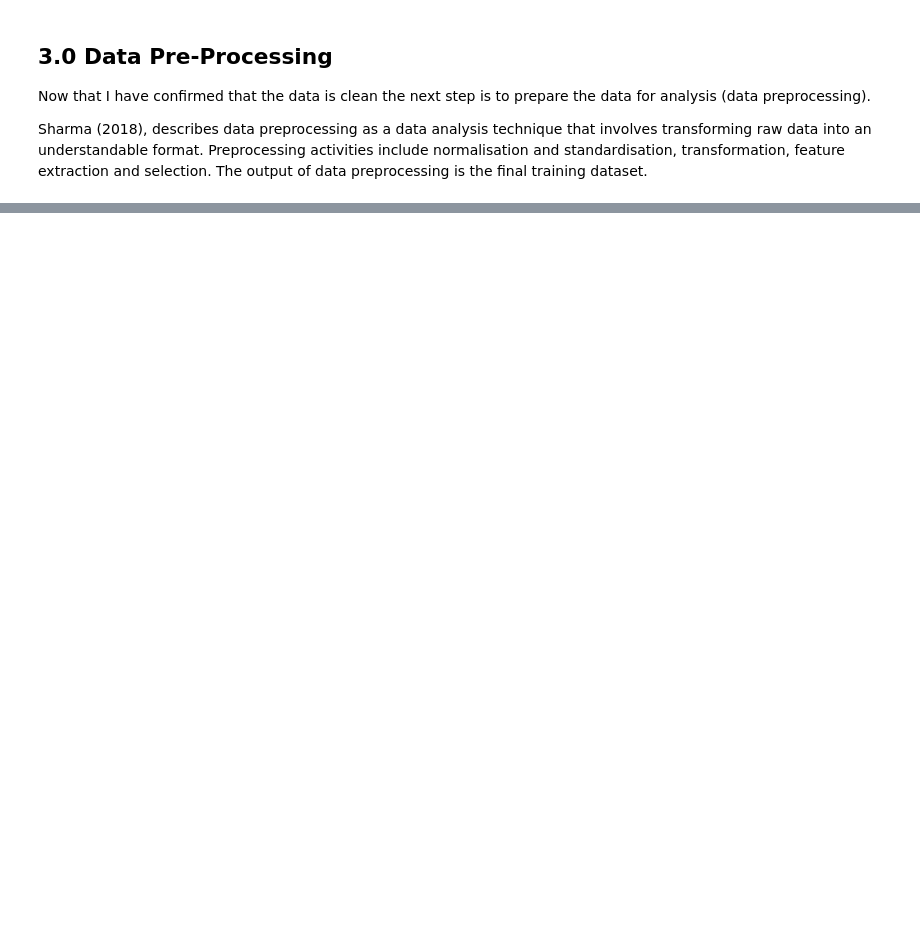
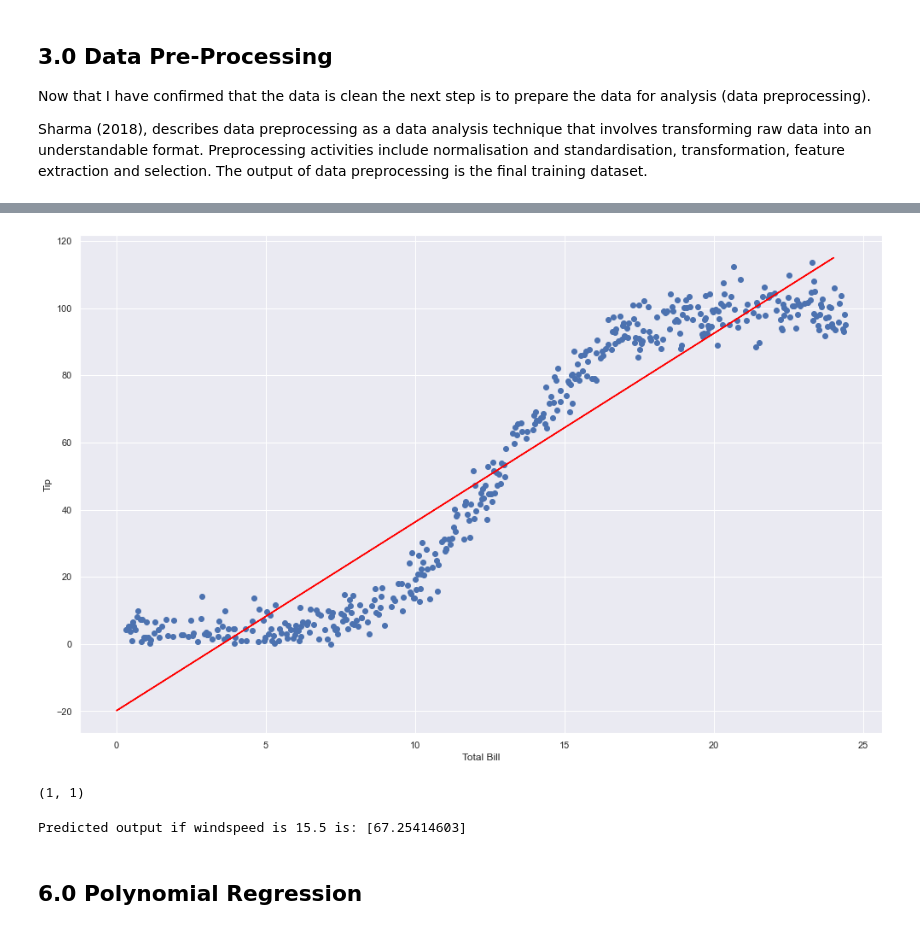
Before and after one commit to pcaulfie/projMLS, a Jupyter notebook: Project 2020 - Machine Learning and Statistics.ipynb, the cells around one changed output, grey strips where cells are left out. Saved outputs shown, nothing was run; the diff lists cells and outputs as text; code cells hidden in the pictures; blank space fills up the shorter version.

```diff
--- a/Project 2020 - Machine Learning and Statistics.ipynb
+++ b/Project 2020 - Machine Learning and Statistics.ipynb
@@ -169,0 +320,10 @@ The normal tip percentage is between 15 and 20%, a tip% of 40%+ would represent
+# %%
+# Create test data adapted from Lalitha (2017)
+# Generate 244 samples in range 0 to 51 (which approximates range of bills) using NumPy Random Randint function
+Xfit = np.random.uniform(25,size=(244))
+# astype is used to convert integers to floats in Pandas DataFrame: https://datatofish.com/integer-to-float-dataframe/
+Xfit.astype(float)
+# Convert 1D array Xfit into 2D array in the shape of a column vector by inserting an axis along second dimension
+Xfit = Xfit[:, np.newaxis] # https://medium.com/@ian.dzindo01/what-is-numpy-newaxis-and-when-to-use-it-8cb61c7ed6ae
+# display the shape of an array Xfit
+Xfit.shape # adapted from https://stackoverflow.com/a/10200284
@@ -169,0 +332,5 @@ The normal tip percentage is between 15 and 20%, a tip% of 40%+ would represent
+# %%
+# To obtain the predicted response, use .predict(): (Stojiljkovic, 2019).
+yfit = (model.predict(Xfit))
+print('predicted response:', yfit, sep='\n')
+# Answer
@@ -169,0 +355,33 @@ The normal tip percentage is between 15 and 20%, a tip% of 40%+ would represent
+# %%
+# Visualize the results
+
+# Resize Plot to creates a figure with 15 (width) x 10 (height) inches - Adapted from https://stackoverflow.com/a/36368418
+plt.figure(figsize=(15,10))
+plt.xlabel('Total Bill') # Label x Axis
+plt.ylabel('Tip') # Label y Axis
+
+# Create a scatter plot of X2 and y2 and plot the regression line which is the predicted response when data is input into the regression model
+plt.scatter(X2, y2)
+plt.plot(Xfit, yfit,color="red")
+plt.show()
+# %% [output]
+[figure, added]
+# %%
+# Testspeed is an array containing 1 float, value 15.5, representing 15.5 meters per second. adapted from Stojiljkovic (2019).
+Testspeed = np.array([15.5]) # https://docs.scipy.org/doc/numpy/user/basics.creation.html
+
+# Convert 1D array Xfit into 2D array in the shape of a column vector by inserting an axis along second dimension
+Testspeed = Testspeed[:, np.newaxis]
+# display the shape of an array Testbill
+Testspeed.shape # adapted from https://stackoverflow.com/a/10200284
+# %% [output]
+(1, 1)
+# %%
+# Predict Tip for Total Bill of $100
+# To obtain the predicted response, use .predict():adapted from Stojiljkovic (2019).
+y_pred = (model.predict(Testspeed))
+print('Predicted output if windspeed is 15.5 is:', y_pred)
+# %% [output]
+Predicted output if windspeed is 15.5 is: [67.25414603]
+# %% [markdown]
+## 6.0 Polynomial Regression <a id='linear'></a>
```
Also changed, not shown: parts of 30 cells of this notebook.
